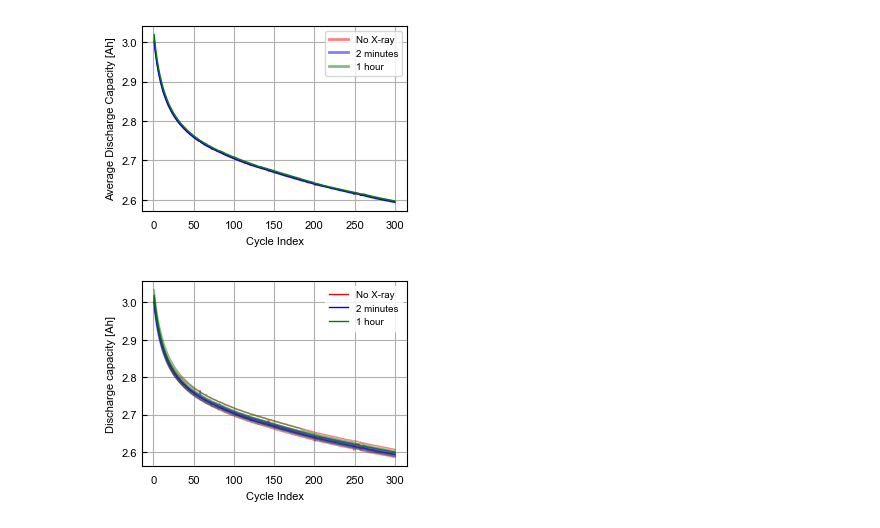
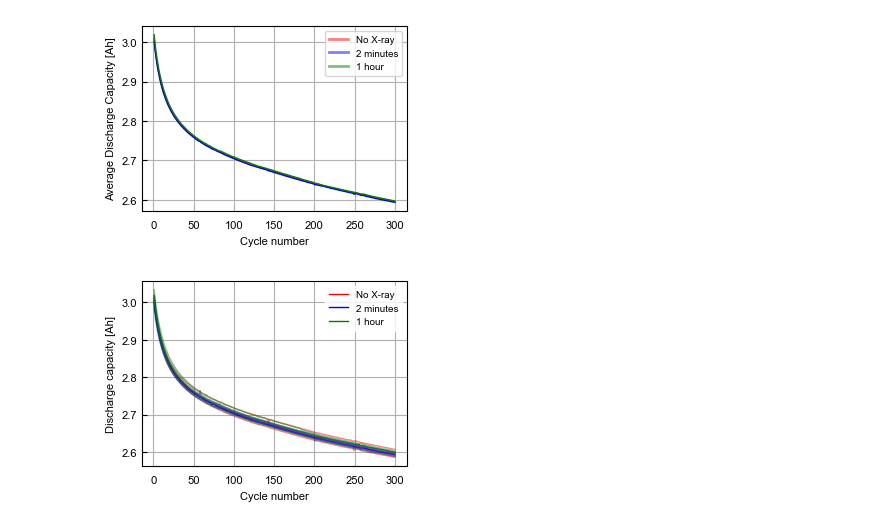
Before and after one commit to jinhongm-umich/X-ray-influence, a Jupyter notebook: Clean Fig2 300 cycles.ipynb, the cells around one changed output. Saved outputs shown, nothing was run; the diff lists cells and outputs as text; code cells hidden in the pictures.

```diff
--- a/Clean Fig2 300 cycles.ipynb
+++ b/Clean Fig2 300 cycles.ipynb
@@ -64,35 +64,35 @@ for folder, color in zip(folders, colors):
     all_data = pd.DataFrame()
 
     for file in files_sort:
         file_path = os.path.join(folder_path, file)
         # Read the Excel file
         df = pd.read_excel(file_path, header=0, sheet_name='cycle')
         filtered_df = filter_data(df)
 
         all_data = pd.concat([all_data, filtered_df], ignore_index=True)
 
     # Calculate the mean DChg. Cap.(Ah) for each Cycle Index
     mean_data = all_data.groupby('Cycle Index')['DChg. Cap.(Ah)'].mean().reset_index()
 
     # Plot the mean data
     plt.plot(mean_data['Cycle Index'], mean_data['DChg. Cap.(Ah)'], color=color)
 
 # Adjust plot settings
-ax.set_xlabel('Cycle Index')  # X축 타이틀
+ax.set_xlabel('Cycle number')  # X축 타이틀
 ax.set_ylabel('Average Discharge Capacity [Ah]')  # Y축 타이틀
 
 ax.grid()
 ax.plot([], [], linestyle='-', linewidth=2, color='red', label='No X-ray', alpha=0.5)
 ax.plot([], [], linestyle='-', linewidth=2, color='blue', label='2 minutes', alpha=0.5)
 ax.plot([], [], linestyle='-', linewidth=2, color='green', label='1 hour', alpha=0.5)
 ax.legend()  # 레전드 추가
 
 
 
 # 플롯을 표시
 plt.show()
 # %% [output]
-[figure, old version]
+[figure, new version]
 # %%
 # Initialize a figure
 fig, ax = plt.subplots(figsize=(fig_width, fig_height))
@@ -115,7 +115,7 @@ for folder, color in zip(folders, colors):
         plt.plot(filtered_df['Cycle Index'], filtered_df['DChg. Cap.(Ah)'], color=color, alpha=0.5)
 
 # Adjust plot settings
-ax.set_xlabel('Cycle Index')  # X축 타이틀
+ax.set_xlabel('Cycle number')  # X축 타이틀
 ax.set_ylabel('Discharge capacity [Ah]')  # Y축 타이틀
 
 ax.grid()
@@ -128,4 +128,4 @@ plt.savefig("fig2.pdf", dpi=300, bbox_inches="tight", format="pdf")
 # 플롯을 표시
 plt.show()
 # %% [output]
-[figure, old version]
+[figure, new version]
```
Also changed, not shown: 10 other files.
